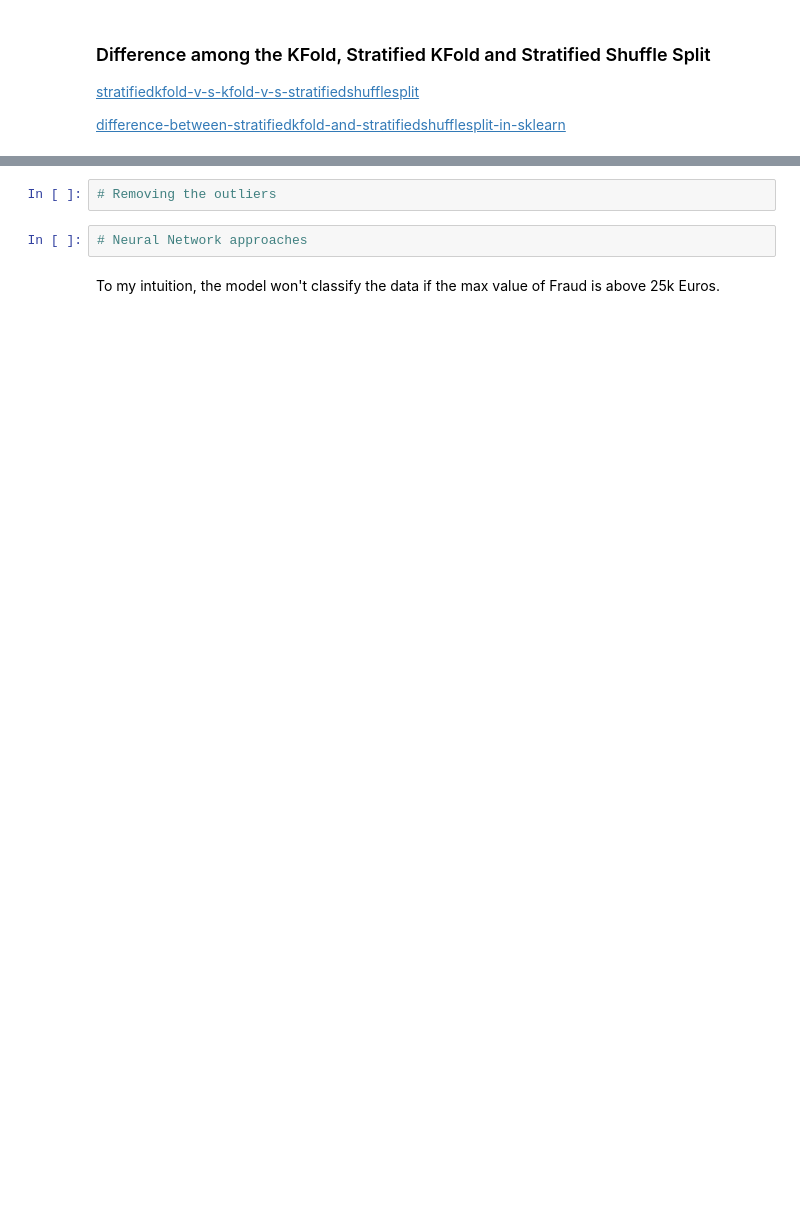
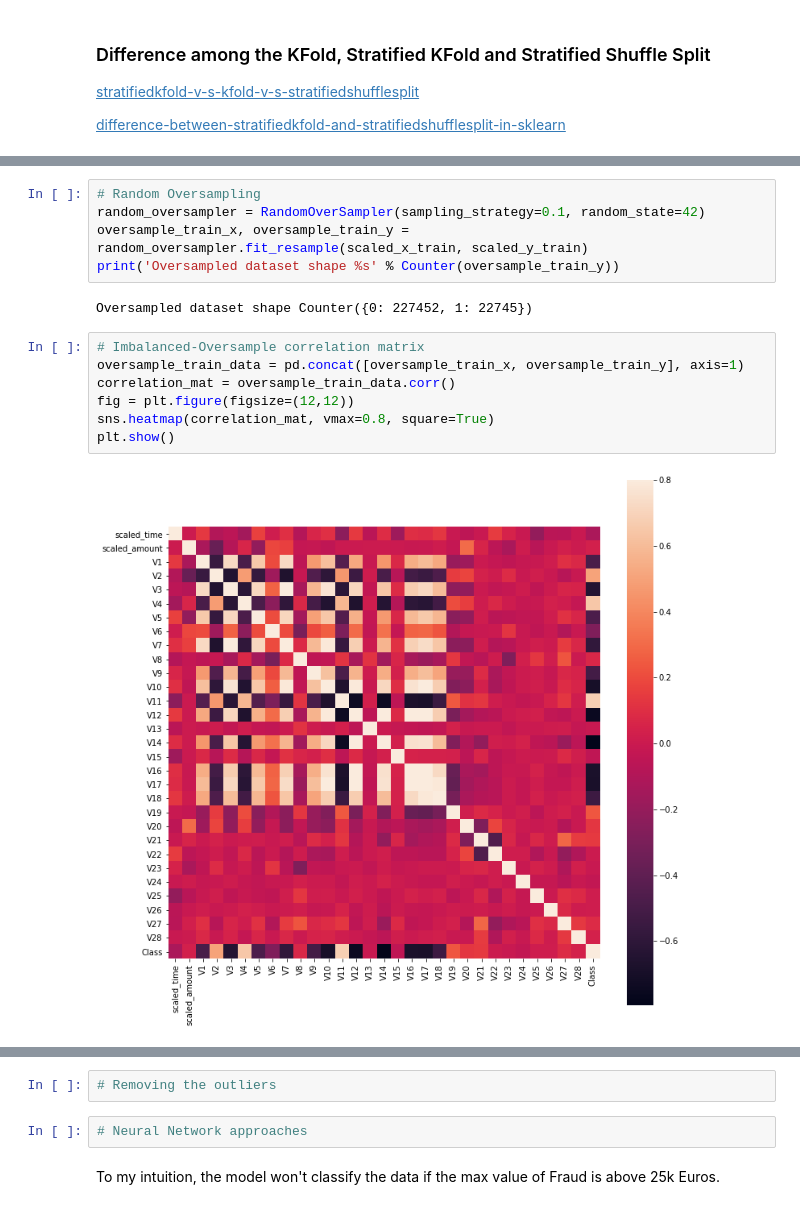
Before and after one commit to Sudhakar17/credit-card-fraud-detection, a Jupyter notebook: credit-card-fraud-detection.ipynb, the cells around one changed output, grey strips where cells are left out. Drawn from its saved outputs; the diff is of its cells as text; blank space fills up the shorter version.

```diff
--- a/credit-card-fraud-detection.ipynb
+++ b/credit-card-fraud-detection.ipynb
@@ -248,0 +314,16 @@ Random undersampling selects the data randomly from the training data which caus
+# %%
+# Random Oversampling
+random_oversampler = RandomOverSampler(sampling_strategy=0.1, random_state=42)
+oversample_train_x, oversample_train_y = random_oversampler.fit_resample(scaled_x_train, scaled_y_train)
+print('Oversampled dataset shape %s' % Counter(oversample_train_y))
+# %% [output]
+Oversampled dataset shape Counter({0: 227452, 1: 22745})
+# %%
+# Imbalanced-Oversample correlation matrix
+oversample_train_data = pd.concat([oversample_train_x, oversample_train_y], axis=1)
+correlation_mat = oversample_train_data.corr()
+fig = plt.figure(figsize=(12,12))
+sns.heatmap(correlation_mat, vmax=0.8, square=True)
+plt.show()
+# %% [output]
+[figure, added]
```
Also changed, not shown: parts of 20 cells of this notebook.
